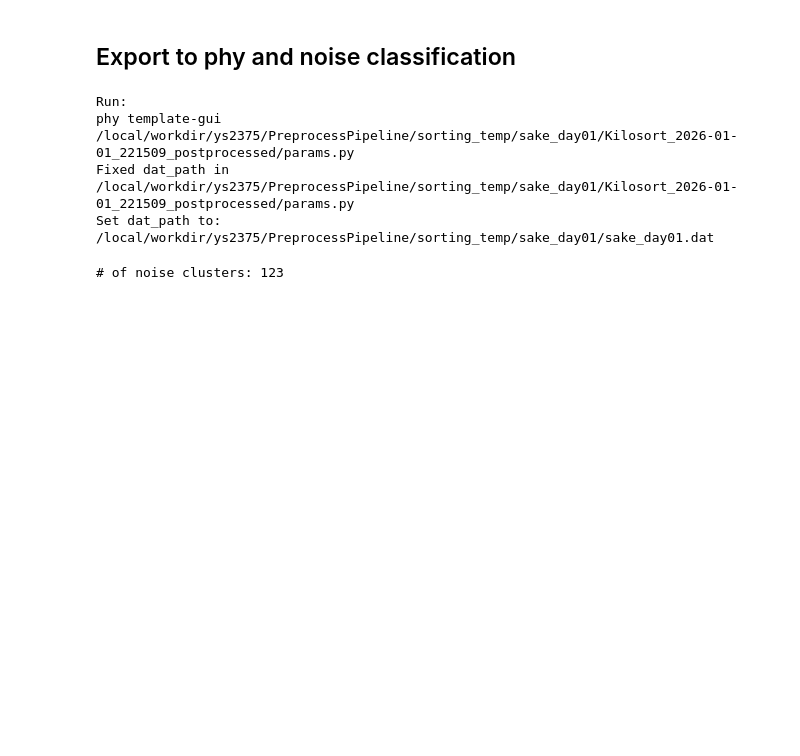
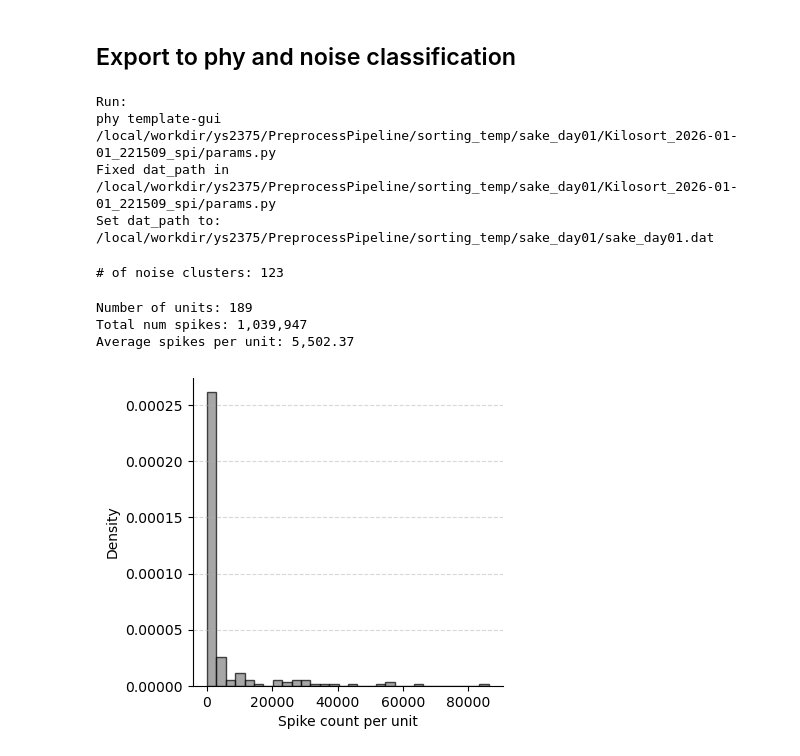
Before and after one commit to yoshihito-saito/PreprocessPipeline, a Jupyter notebook: PostProcessing.ipynb, the cells around one changed output. Saved outputs shown, nothing was run; the diff lists cells and outputs as text; code cells hidden in the pictures; blank space fills up the shorter version.

```diff
--- a/PostProcessing.ipynb
+++ b/PostProcessing.ipynb
@@ -417,7 +441,7 @@ metrics_df = sqm.compute_quality_metrics(
 ## Export to phy and noise classification
 # %%
 # Export sorting results to Phy format for manual curation
-phydir2 = Path(sorting_folder).parent / f"{Path(sorting_folder).name}_postprocessed"
+phydir2 = Path(sorting_folder).parent / f"{Path(sorting_folder).name}_spi"
 export_to_phy(
     sorting_analyzer=analyzer_split,
     output_folder=phydir2,
@@ -464,8 +488,8 @@ print(f"Fixed dat_path in {params_file}")
 print(f"Set dat_path to: {dat_relative_path if dat_files else 'None'}")
 # %% [output]
 Run:
-phy template-gui  /local/workdir/ys2375/PreprocessPipeline/sorting_temp/sake_day01/Kilosort_2026-01-01_221509_postprocessed/params.py
-Fixed dat_path in /local/workdir/ys2375/PreprocessPipeline/sorting_temp/sake_day01/Kilosort_2026-01-01_221509_postprocessed/params.py
+phy template-gui  /local/workdir/ys2375/PreprocessPipeline/sorting_temp/sake_day01/Kilosort_2026-01-01_221509_spi/params.py
+Fixed dat_path in /local/workdir/ys2375/PreprocessPipeline/sorting_temp/sake_day01/Kilosort_2026-01-01_221509_spi/params.py
 Set dat_path to: /local/workdir/ys2375/PreprocessPipeline/sorting_temp/sake_day01/sake_day01.dat
 # %%
 from utils.unit_classify import mark_noise_clusters_from_metrics
@@ -484,3 +508,26 @@ n_noise = (updated["group"] == "noise").sum()
 print(f"# of noise clusters: {n_noise}")
 # %% [output]
 # of noise clusters: 123
+# %%
+# Calculate spike counts for each unit
+unit_counts = [len(sorting_split.get_unit_spike_train(u)) for u in sorting_split.unit_ids]
+total_spikes = sum(unit_counts)
+n_units = len(sorting_split.unit_ids)
+
+print(f"Number of units: {n_units}")
+print(f"Total num spikes: {total_spikes:,}")
+print(f"Average spikes per unit: {total_spikes / n_units:,.2f}")
+
+# Plot distribution of spike counts per unit (Normalized)
+fig, ax = plt.subplots(figsize=(4, 4))
+# density=True normalization: area under histogram sums to 1
+ax.hist(unit_counts, bins=30, density=True, color='gray', edgecolor='black', alpha=0.7)
+ax.set_xlabel("Spike count per unit")
+ax.set_ylabel("Density")
+ax.grid(axis='y', linestyle='--', alpha=0.5)
+sns.despine()
+# %% [output]
+Number of units: 189
+Total num spikes: 1,039,947
+Average spikes per unit: 5,502.37
+[figure, added]
```
Also changed, not shown: parts of 2 cells of this notebook.
